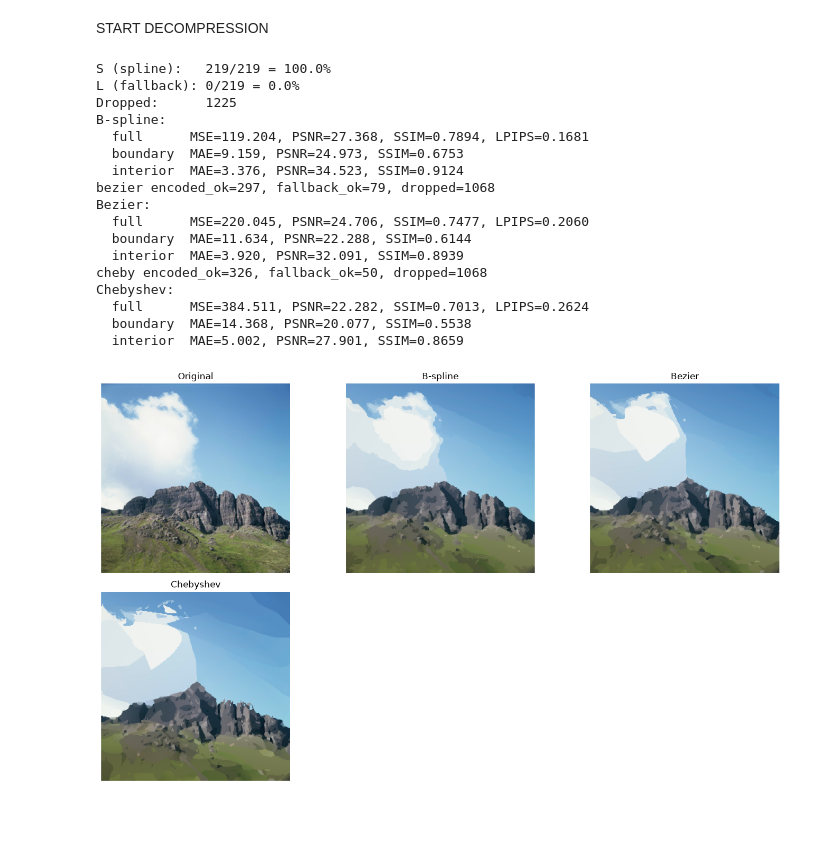
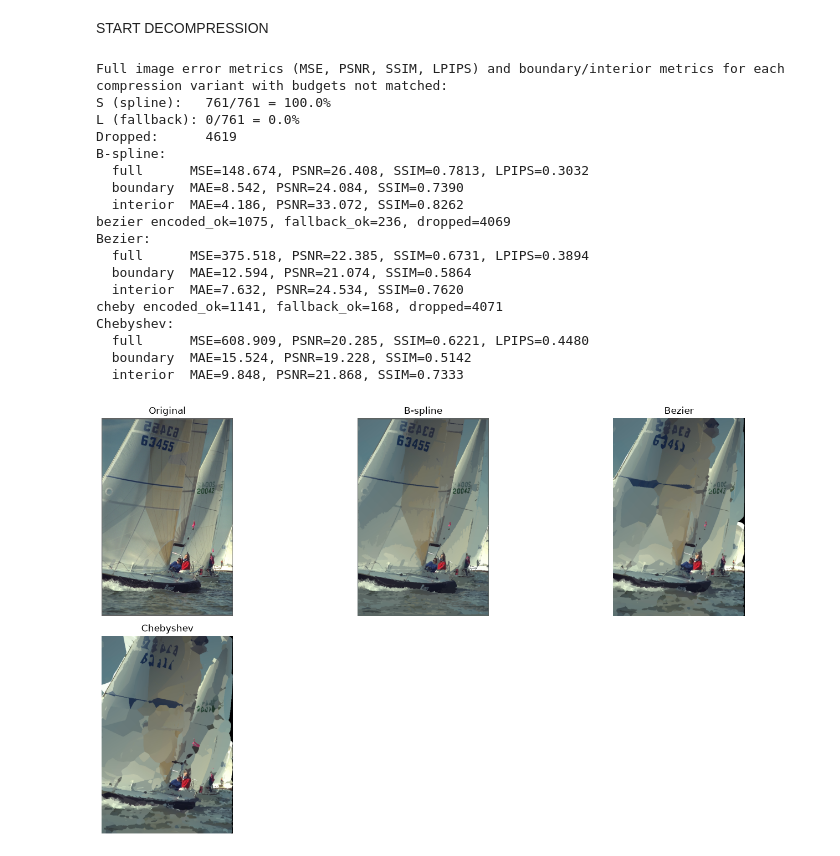
Before and after one commit to d22fish/cvImgCompression, a Jupyter notebook: v7.3FuncCompress.ipynb, the cells around one changed output. Saved outputs shown, nothing was run; the diff lists cells and outputs as text; code cells hidden in the pictures; blank space fills up the shorter version.

Commit message:
updated v7.2 and v7.3, attempted budget matching

```diff
--- a/v7.3FuncCompress.ipynb
+++ b/v7.3FuncCompress.ipynb
@@ -26,7 +27,7 @@ def load_images_from_folder(folder):
             images.append(img)
     return images
 pics = np.zeros(shape=(7, 256, 256, 3))
-pics = load_images_from_folder('preliminaryTestPics')
+pics = load_images_from_folder('kodak')
 # %% [markdown]
 COMPRESSION
 # %%
@@ -365,23 +366,6 @@ def polyFitCheby(x, y):
             return best_coeffs[::-1]
 # %%
 # Piecewise cubic Bezier helpers
-def enforce_closed_contour(x, y):
-    pts = [(int(r), int(c)) for r, c in zip(x, y)]
-    if not pts:
-        return []
-
-    cleaned = [pts[0]]
-    for p in pts[1:]:
-        if p != cleaned[-1]:
-            cleaned.append(p)
-
-    if cleaned[0] != cleaned[-1]:
-        cleaned.append(cleaned[0])
-
-    if len(cleaned) < 4:
-        return []
-    return cleaned
-
 def contour_polygon_area(contour_pts):
     if len(contour_pts) < 4:
         return 0.0
@@ -432,7 +416,7 @@ def build_bezier_segments(contour_rc, stride=4, alpha=0.10, min_chord=2.0):
     if n < 4:
         return []
 
-    stride = max(2, int(stride))
+    stride = max(1, int(stride))
     anchors = [base[i] for i in range(0, n, stride)]
     if len(anchors) < 4:
         anchors = base[:]
@@ -976,7 +960,7 @@ def decode_planar_any_geometry(imComp_path, shape_hw):
 
     return imRecover
 # %%
-# Compares: Chebyshev, Polyfit, B-spline, Bezier
+# Compares: Chebyshev, B-spline, Bezier
 def boundary_band_from_labels(labels, radius=2):
     H, W = labels.shape
     b = np.zeros((H, W), dtype=np.uint8)
@@ -987,11 +971,9 @@ def boundary_band_from_labels(labels, radius=2):
         b = cv2.dilate(b, k, iterations=1)
     return (b == 1), ~(b == 1)
 
-
 def masked_mae(orig_rgb, rec_rgb, mask2d):
     d = np.abs(orig_rgb.astype(np.float32) - rec_rgb.astype(np.float32))
     return float(d[mask2d].mean()) if mask2d.sum() > 0 else np.nan
-
 
 def masked_psnr(orig_rgb, rec_rgb, mask2d):
     e2 = (orig_rgb.astype(np.float32) - rec_rgb.astype(np.float32)) ** 2
@@ -1001,7 +983,6 @@ def masked_psnr(orig_rgb, rec_rgb, mask2d):
     if mse <= 1e-12:
         return 99.0
     return float(10.0 * np.log10((255.0 ** 2) / mse))
-
 
 def masked_ssim(orig_rgb, rec_rgb, mask2d):
     maps = []
@@ -1050,50 +1031,48 @@ def report_variant(name, orig_rgb, rec_rgb, band_mask, interior_mask):
 orig_rgb = cv2.cvtColor(chosenImage, cv2.COLOR_BGR2RGB)
 band_mask, interior_mask = boundary_band_from_labels(imgClusters, radius=2)
 
-variants = [
-    ('B-spline', b_spline_compression),
-    ('Bezier', bezier_compression),
-    ('Chebyshev', cheby_fit_compression),
-]
+variants = [('B-spline', b_spline_compression), ('Bezier', bezier_compression), ('Chebyshev', cheby_fit_compression),]
 results_rgb = {}
 
+print(f'Full image error metrics (MSE, PSNR, SSIM, LPIPS) and boundary/interior metrics for each compression variant with budgets not matched:')
 for name, comp_fn in variants:
     open('imComp.txt', 'w').close()
     comp_fn()
 
     rec_lab = decode_planar_any_geometry('imComp.txt', img.shape[:2])
     rec_rgb = cv2.cvtColor(rec_lab, cv2.COLOR_LAB2RGB)
     results_rgb[name] = rec_rgb
 
     report_variant(name, orig_rgb, rec_rgb, band_mask, interior_mask)
 
 fig, ax = plt.subplots(2, 3, figsize=(14, 8))
 ax = ax.ravel()
 items = [('Original', orig_rgb)] + [(k, results_rgb[k]) for k in ['B-spline', 'Bezier', 'Chebyshev']]
 for i, (title, img_) in enumerate(items):
     ax[i].imshow(img_)
     ax[i].set_title(title)
     ax[i].axis('off')
 for j in range(len(items), len(ax)):
     ax[j].axis('off')
 plt.tight_layout()
 plt.show()
 # %% [output]
-S (spline):   219/219 = 100.0%
-L (fallback): 0/219 = 0.0%
-Dropped:      1225
+Full image error metrics (MSE, PSNR, SSIM, LPIPS) and boundary/interior metrics for each compression variant with budgets not matched:
+S (spline):   761/761 = 100.0%
+L (fallback): 0/761 = 0.0%
+Dropped:      4619
 B-spline:
-  full      MSE=119.204, PSNR=27.368, SSIM=0.7894, LPIPS=0.1681
-  boundary  MAE=9.159, PSNR=24.973, SSIM=0.6753
-  interior  MAE=3.376, PSNR=34.523, SSIM=0.9124
-bezier encoded_ok=297, fallback_ok=79, dropped=1068
+  full      MSE=148.674, PSNR=26.408, SSIM=0.7813, LPIPS=0.3032
+  boundary  MAE=8.542, PSNR=24.084, SSIM=0.7390
+  interior  MAE=4.186, PSNR=33.072, SSIM=0.8262
+bezier encoded_ok=1075, fallback_ok=236, dropped=4069
 Bezier:
-  full      MSE=220.045, PSNR=24.706, SSIM=0.7477, LPIPS=0.2060
-  boundary  MAE=11.634, PSNR=22.288, SSIM=0.6144
-  interior  MAE=3.920, PSNR=32.091, SSIM=0.8939
-cheby encoded_ok=326, fallback_ok=50, dropped=1068
+  full      MSE=375.518, PSNR=22.385, SSIM=0.6731, LPIPS=0.3894
+  boundary  MAE=12.594, PSNR=21.074, SSIM=0.5864
+  interior  MAE=7.632, PSNR=24.534, SSIM=0.7620
+cheby encoded_ok=1141, fallback_ok=168, dropped=4071
 Chebyshev:
-  full      MSE=384.511, PSNR=22.282, SSIM=0.7013, LPIPS=0.2624
-  boundary  MAE=14.368, PSNR=20.077, SSIM=0.5538
-  interior  MAE=5.002, PSNR=27.901, SSIM=0.8659
+  full      MSE=608.909, PSNR=20.285, SSIM=0.6221, LPIPS=0.4480
+  boundary  MAE=15.524, PSNR=19.228, SSIM=0.5142
+  interior  MAE=9.848, PSNR=21.868, SSIM=0.7333
-[figure, old version]
+[figure, new version]
```
Also changed, not shown: parts of 4 cells of this notebook, 6 other files.
